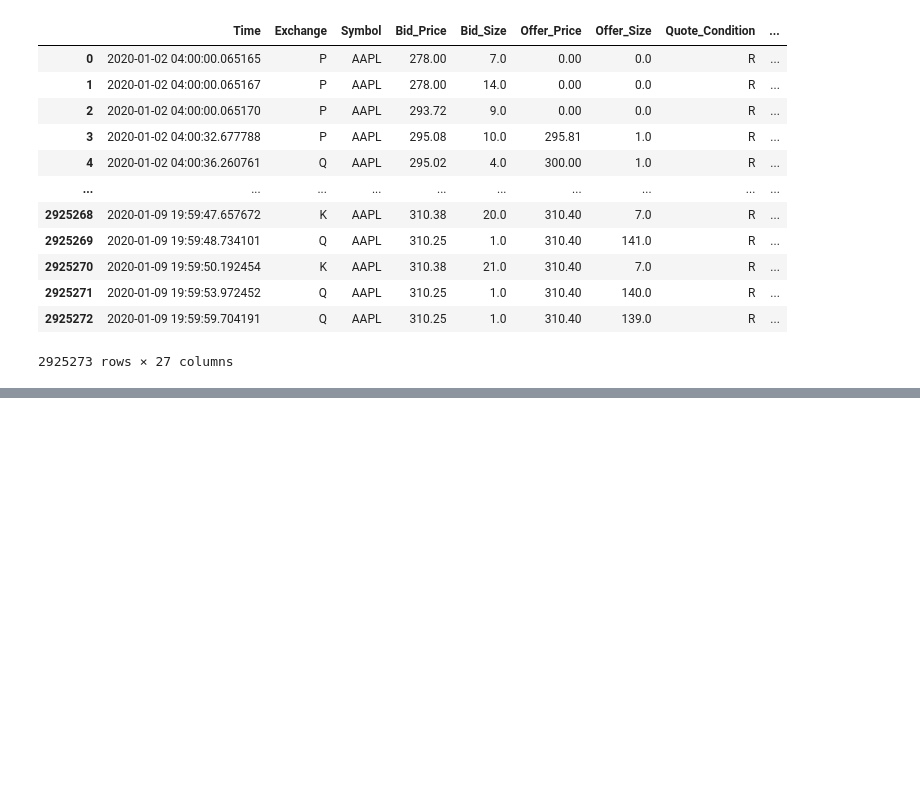
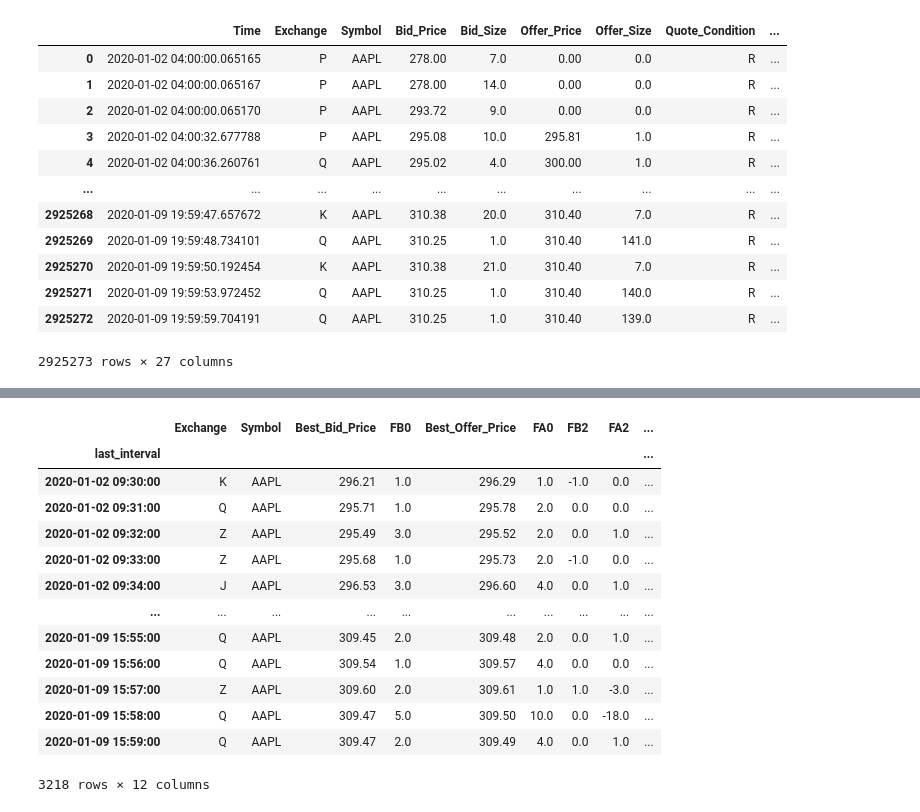
Before and after one commit to jasonbohne123/Kernel_Learning, a Jupyter notebook: LOB_Analysis/mkl_lob.ipynb, the cells around one changed output, grey strips where cells are left out. Drawn from its saved outputs; the diff is of its cells as text; code cells hidden in the pictures; blank space fills up the shorter version.

```diff
--- a/LOB_Analysis/mkl_lob.ipynb
+++ b/LOB_Analysis/mkl_lob.ipynb
@@ -113,0 +40,2 @@ def batch_solve_mkl(X,y,m,batch_size,kernel_type,order,gap=10e-2,inner_tol=10e-3
+# %%
+cleaned_quotes=clean_quotes(quotes)
@@ -113,0 +50,18 @@ def batch_solve_mkl(X,y,m,batch_size,kernel_type,order,gap=10e-2,inner_tol=10e-3
+# %%
+labelled_data=generate_features_from_quotes(cleaned_quotes)
+labelled_data
+# %% [output]
+|  | Exchange | Symbol | Best_Bid_Price | FB0 | Best_Offer_Price | FA0 | FB2 | FA2 | ... |
+| last_interval |  |  |  |  |  |  |  |  | ... |
+| 2020-01-02 09:30:00 | K | AAPL | 296.21 | 1.0 | 296.29 | 1.0 | -1.0 | 0.0 | ... |
+| 2020-01-02 09:31:00 | Q | AAPL | 295.71 | 1.0 | 295.78 | 2.0 | 0.0 | 0.0 | ... |
+| 2020-01-02 09:32:00 | Z | AAPL | 295.49 | 3.0 | 295.52 | 2.0 | 0.0 | 1.0 | ... |
+| 2020-01-02 09:33:00 | Z | AAPL | 295.68 | 1.0 | 295.73 | 2.0 | -1.0 | 0.0 | ... |
+| 2020-01-02 09:34:00 | J | AAPL | 296.53 | 3.0 | 296.60 | 4.0 | 0.0 | 1.0 | ... |
+| ... | ... | ... | ... | ... | ... | ... | ... | ... | ... |
+| 2020-01-09 15:55:00 | Q | AAPL | 309.45 | 2.0 | 309.48 | 2.0 | 0.0 | 1.0 | ... |
+| 2020-01-09 15:56:00 | Q | AAPL | 309.54 | 1.0 | 309.57 | 4.0 | 0.0 | 0.0 | ... |
+| 2020-01-09 15:57:00 | Z | AAPL | 309.60 | 2.0 | 309.61 | 1.0 | 1.0 | -3.0 | ... |
+| 2020-01-09 15:58:00 | Q | AAPL | 309.47 | 5.0 | 309.50 | 10.0 | 0.0 | -18.0 | ... |
+| 2020-01-09 15:59:00 | Q | AAPL | 309.47 | 2.0 | 309.49 | 4.0 | 0.0 | 1.0 | ... |
+3218 rows × 12 columns
```
Also changed, not shown: parts of 24 cells of this notebook, 2 other files.
